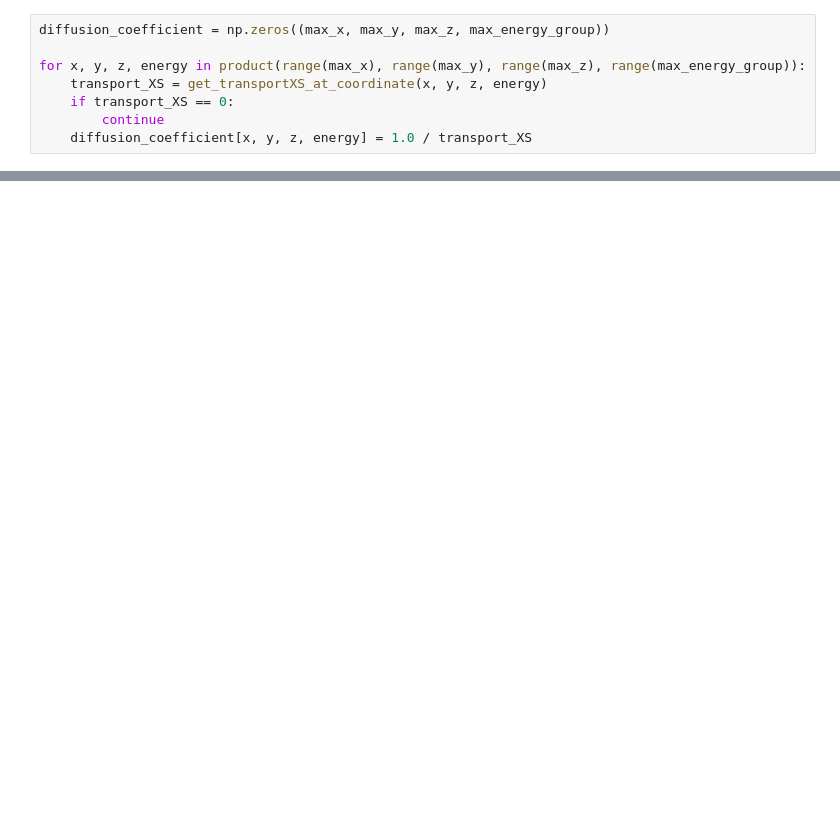
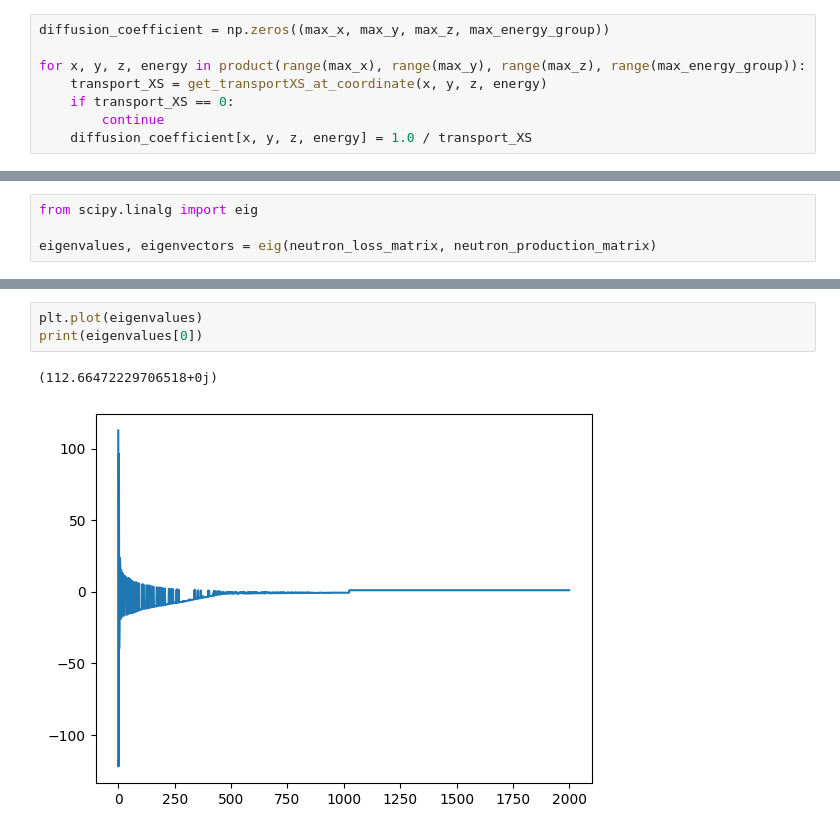
Before and after one commit to DaveDuck321/SCONE, a Jupyter notebook: cmfd_workflow/testing.ipynb, the cells around one changed output, grey strips where cells are left out. Saved outputs shown, nothing was run; the diff lists cells and outputs as text; blank space fills up the shorter version.

```diff
--- a/cmfd_workflow/testing.ipynb
+++ b/cmfd_workflow/testing.ipynb
@@ -75 +309,5 @@ for x, y, z, energy in product(range(max_x), range(max_y), range(max_z), range(m
+# %%
+from scipy.linalg import eig
+
+eigenvalues, eigenvectors = eig(neutron_loss_matrix, neutron_production_matrix)
 # %%
@@ -98,0 +322,6 @@ array([[-0.01370159, -0.00620131, -0.02612   ,  0.01538584, -0.01269533],
+# %%
+plt.plot(eigenvalues)
+print(eigenvalues[0])
+# %% [output]
+(112.66472229706518+0j)
+[figure, added]
```
Also changed, not shown: parts of 16 cells of this notebook, 2 other files.
